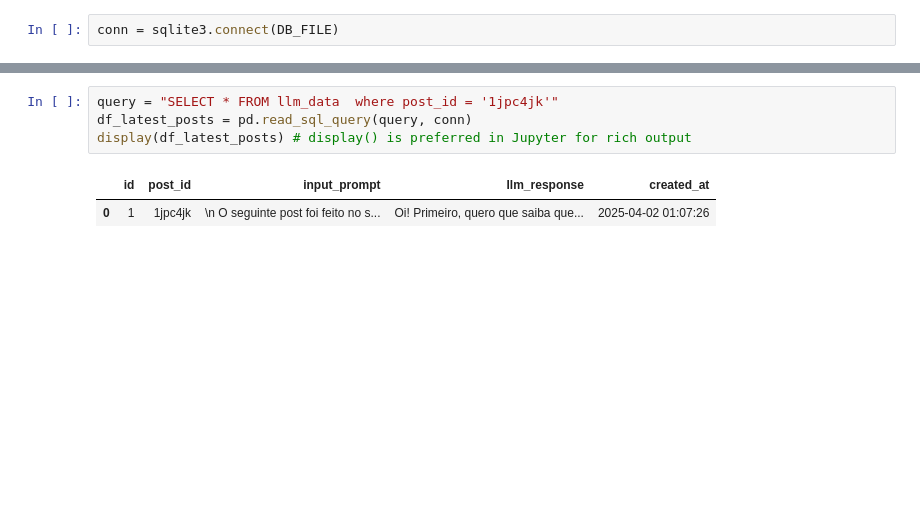
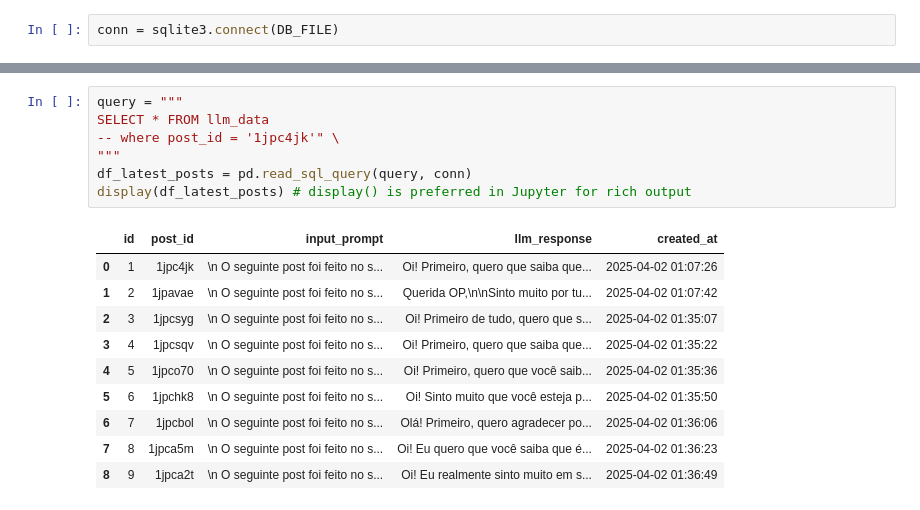
Before and after one commit to sillasgonzaga/llm-therapist, a Jupyter notebook: notebooks/explore_results.ipynb, the cells around one changed output, grey strips where cells are left out. Cells and saved outputs as stored; diff of their text form; blank space fills up the shorter version.

```diff
--- a/notebooks/explore_results.ipynb
+++ b/notebooks/explore_results.ipynb
@@ -20,8 +38,19 @@ display(df_latest_posts) # display() is preferred in Jupyter for rich output
 # %%
-query = "SELECT * FROM llm_data  where post_id = '1jpc4jk'"
+query = """
+SELECT * FROM llm_data
+-- where post_id = '1jpc4jk'" \
+"""
 df_latest_posts = pd.read_sql_query(query, conn)
 display(df_latest_posts) # display() is preferred in Jupyter for rich output
 # %% [output]
 |  | id | post_id | input_prompt | llm_response | created_at |
 | 0 | 1 | 1jpc4jk | \n O seguinte post foi feito no s... | Oi! Primeiro, quero que saiba que... | 2025-04-02 01:07:26 |
+| 1 | 2 | 1jpavae | \n O seguinte post foi feito no s... | Querida OP,\n\nSinto muito por tu... | 2025-04-02 01:07:42 |
+| 2 | 3 | 1jpcsyg | \n O seguinte post foi feito no s... | Oi! Primeiro de tudo, quero que s... | 2025-04-02 01:35:07 |
+| 3 | 4 | 1jpcsqv | \n O seguinte post foi feito no s... | Oi! Primeiro, quero que saiba que... | 2025-04-02 01:35:22 |
+| 4 | 5 | 1jpco70 | \n O seguinte post foi feito no s... | Oi! Primeiro, quero que você saib... | 2025-04-02 01:35:36 |
+| 5 | 6 | 1jpchk8 | \n O seguinte post foi feito no s... | Oi! Sinto muito que você esteja p... | 2025-04-02 01:35:50 |
+| 6 | 7 | 1jpcbol | \n O seguinte post foi feito no s... | Olá! Primeiro, quero agradecer po... | 2025-04-02 01:36:06 |
+| 7 | 8 | 1jpca5m | \n O seguinte post foi feito no s... | Oi! Eu quero que você saiba que é... | 2025-04-02 01:36:23 |
+| 8 | 9 | 1jpca2t | \n O seguinte post foi feito no s... | Oi! Eu realmente sinto muito em s... | 2025-04-02 01:36:49 |
 # %%
```
Also changed, not shown: parts of 3 cells of this notebook, 2 other files.
